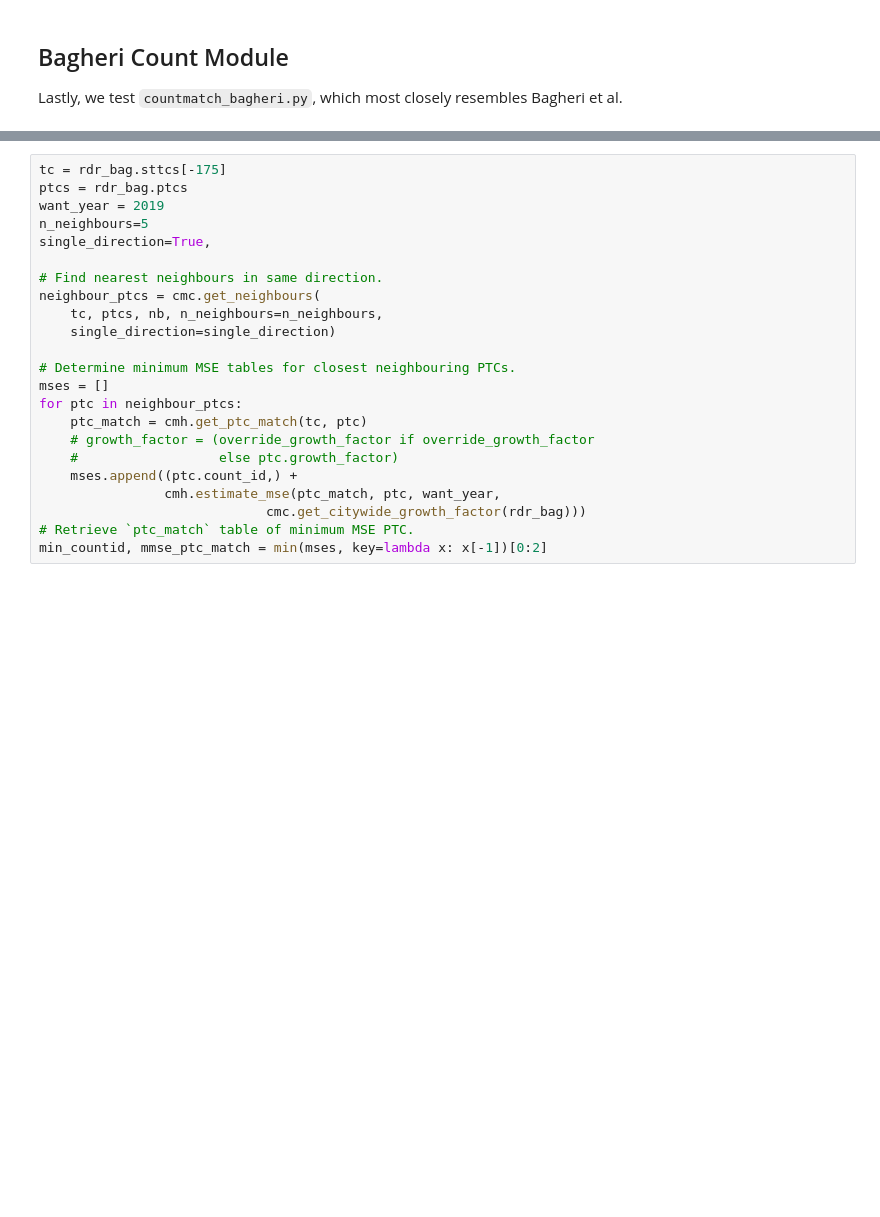
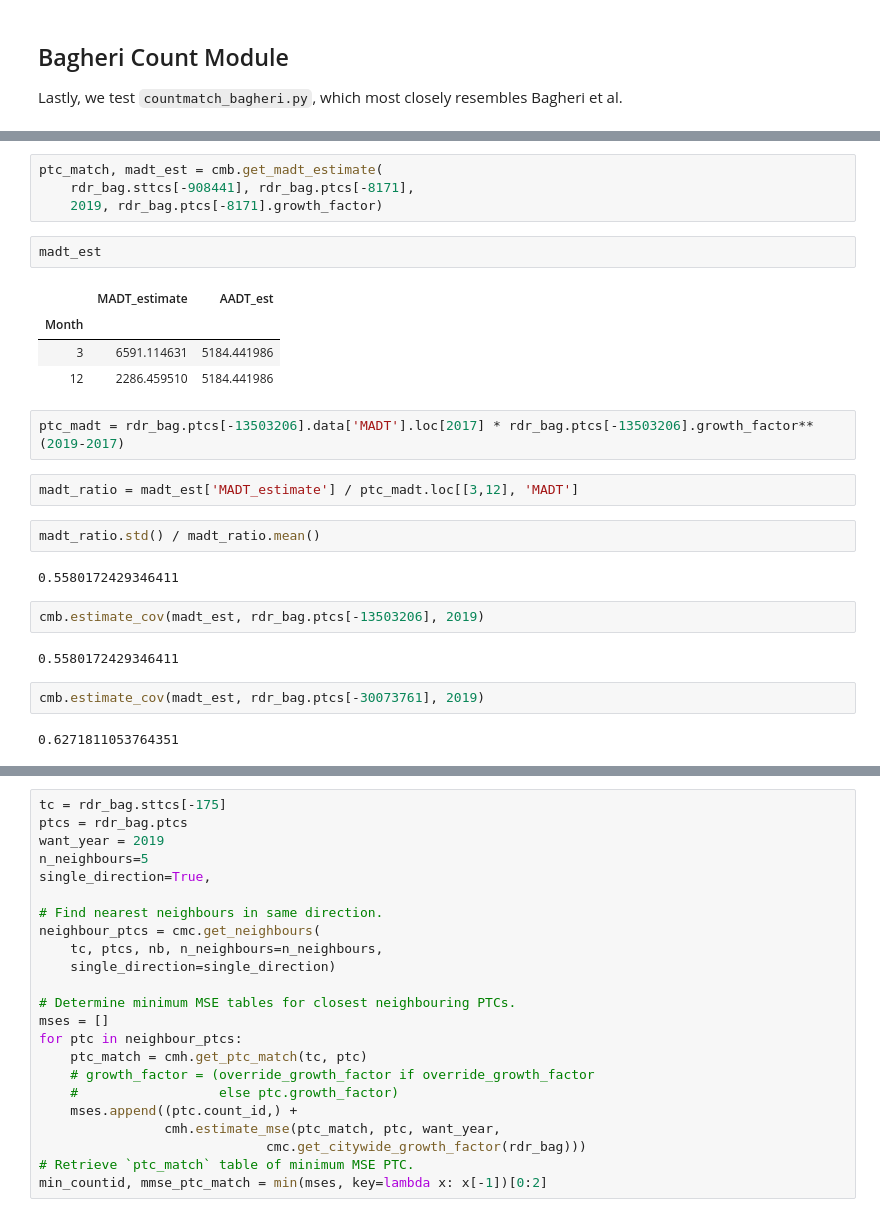
Before and after one commit to CityofToronto/bdit_traffic_prophet, a Jupyter notebook: development_notebooks/CountmatchDev4-FunctionTests.ipynb, the cells around one changed output, grey strips where cells are left out. Saved outputs shown, nothing was run; the diff lists cells and outputs as text; blank space fills up the shorter version.

```diff
--- a/development_notebooks/CountmatchDev4-FunctionTests.ipynb
+++ b/development_notebooks/CountmatchDev4-FunctionTests.ipynb
@@ -195,0 +296,27 @@ cmh.get_aadt_estimate_for_sttc(
+# %%
+ptc_match, madt_est = cmb.get_madt_estimate(
+    rdr_bag.sttcs[-908441], rdr_bag.ptcs[-8171],
+    2019, rdr_bag.ptcs[-8171].growth_factor)
+# %%
+madt_est
+# %% [output]
+|  | MADT_estimate | AADT_est |
+| Month |  |  |
+| 3 | 6591.114631 | 5184.441986 |
+| 12 | 2286.459510 | 5184.441986 |
+# %%
+ptc_madt = rdr_bag.ptcs[-13503206].data['MADT'].loc[2017] * rdr_bag.ptcs[-13503206].growth_factor**(2019-2017)
+# %%
+madt_ratio = madt_est['MADT_estimate'] / ptc_madt.loc[[3,12], 'MADT']
+# %%
+madt_ratio.std() / madt_ratio.mean()
+# %% [output]
+0.5580172429346411
+# %%
+cmb.estimate_cov(madt_est, rdr_bag.ptcs[-13503206], 2019)
+# %% [output]
+0.5580172429346411
+# %%
+cmb.estimate_cov(madt_est, rdr_bag.ptcs[-30073761], 2019)
+# %% [output]
+0.6271811053764351
```
Also changed, not shown: parts of 29 cells of this notebook, 3 other files.
